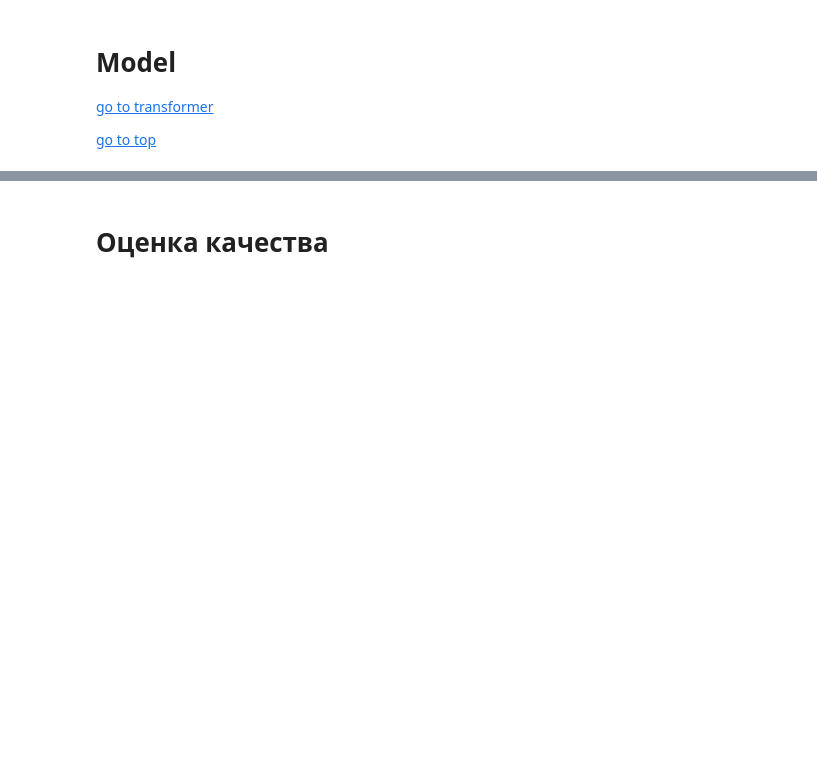
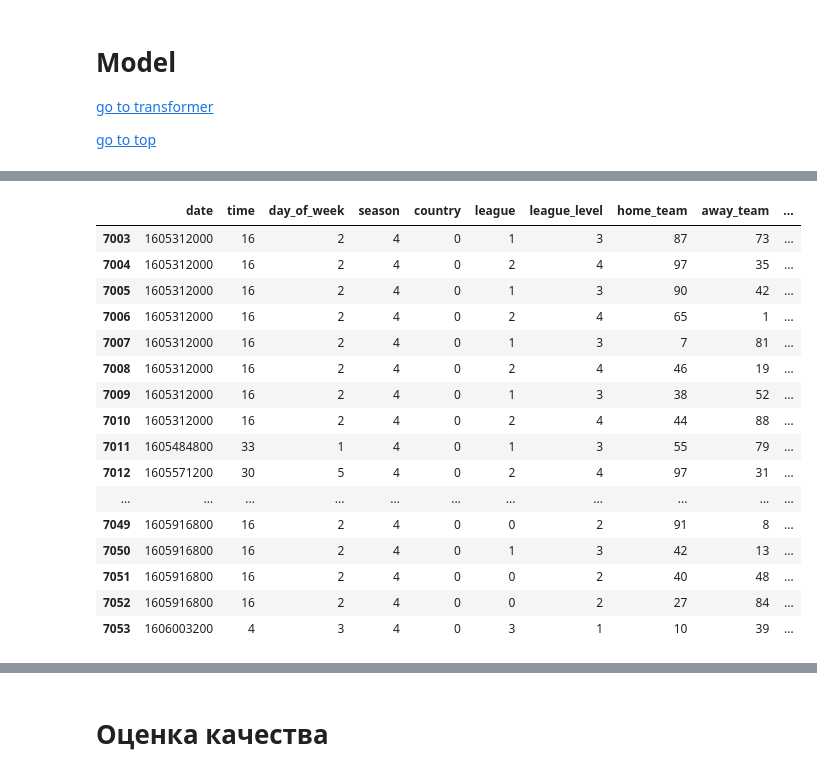
Before and after one commit to macroslav/bets-model, a Jupyter notebook: Bets pipeline.ipynb, the cells around one changed output, grey strips where cells are left out. Drawn from its saved outputs; the diff is of its cells as text; code cells hidden in the pictures; blank space fills up the shorter version.

```diff
--- a/Bets pipeline.ipynb
+++ b/Bets pipeline.ipynb
@@ -556,3 +545,13 @@ model_data = {
 # %%
 X_test = test.drop(columns=['target'])
 y_test = test.target
+# %%
+def test_cv_generator(data, base_size=50, window=30):
+    for i in range(0, len(data) - base_size - window + 1, window):
+        train = data[:base_size+i]
+        val = data[base_size+i:base_size+i+window]
+        yield train, val
+# %%
+test_data = [i for i in range(150)]
+gen = test_cv_generator(test_data)
+gen
@@ -558,0 +560,8 @@ y_test = test.target
+# %%
+i = 0
+for train, val in gen:
+    print(f"CV [{i}]")
+    print(f"Train: {train}")
+    print(f"Val: {val}")
+    print('_____')
+    i += 1
@@ -558,0 +581,30 @@ y_test = test.target
+# %%
+def get_cv_data(train_data, train_initial_size=7000, window=50):
+
+    for index in range(0, train_data.shape[0] - train_initial_size - window + 1, window):
+
+        train_cv = train_data.loc[:train_initial_size + i]
+        val_cv = train_data.loc[train_initial_size + i: train_initial_size + i + window]
+        yield train_cv, val_cv
+# %%
+cv_generator = get_cv_data(train)
+train_1, val_1 = next(cv_generator)
+val_1
+# %% [output]
+|  | date | time | day_of_week | season | country | league | league_level | home_team | away_team | ... |
+| 7003 | 1605312000 | 16 | 2 | 4 | 0 | 1 | 3 | 87 | 73 | ... |
+| 7004 | 1605312000 | 16 | 2 | 4 | 0 | 2 | 4 | 97 | 35 | ... |
+| 7005 | 1605312000 | 16 | 2 | 4 | 0 | 1 | 3 | 90 | 42 | ... |
+| 7006 | 1605312000 | 16 | 2 | 4 | 0 | 2 | 4 | 65 | 1 | ... |
+| 7007 | 1605312000 | 16 | 2 | 4 | 0 | 1 | 3 | 7 | 81 | ... |
+| 7008 | 1605312000 | 16 | 2 | 4 | 0 | 2 | 4 | 46 | 19 | ... |
+| 7009 | 1605312000 | 16 | 2 | 4 | 0 | 1 | 3 | 38 | 52 | ... |
+| 7010 | 1605312000 | 16 | 2 | 4 | 0 | 2 | 4 | 44 | 88 | ... |
+| 7011 | 1605484800 | 33 | 1 | 4 | 0 | 1 | 3 | 55 | 79 | ... |
+| 7012 | 1605571200 | 30 | 5 | 4 | 0 | 2 | 4 | 97 | 31 | ... |
+| ... | ... | ... | ... | ... | ... | ... | ... | ... | ... | ... |
+| 7049 | 1605916800 | 16 | 2 | 4 | 0 | 0 | 2 | 91 | 8 | ... |
+| 7050 | 1605916800 | 16 | 2 | 4 | 0 | 1 | 3 | 42 | 13 | ... |
+| 7051 | 1605916800 | 16 | 2 | 4 | 0 | 0 | 2 | 40 | 48 | ... |
+| 7052 | 1605916800 | 16 | 2 | 4 | 0 | 0 | 2 | 27 | 84 | ... |
+| 7053 | 1606003200 | 4 | 3 | 4 | 0 | 3 | 1 | 10 | 39 | ... |
```
Also changed, not shown: parts of 76 cells of this notebook, 5 other files.
